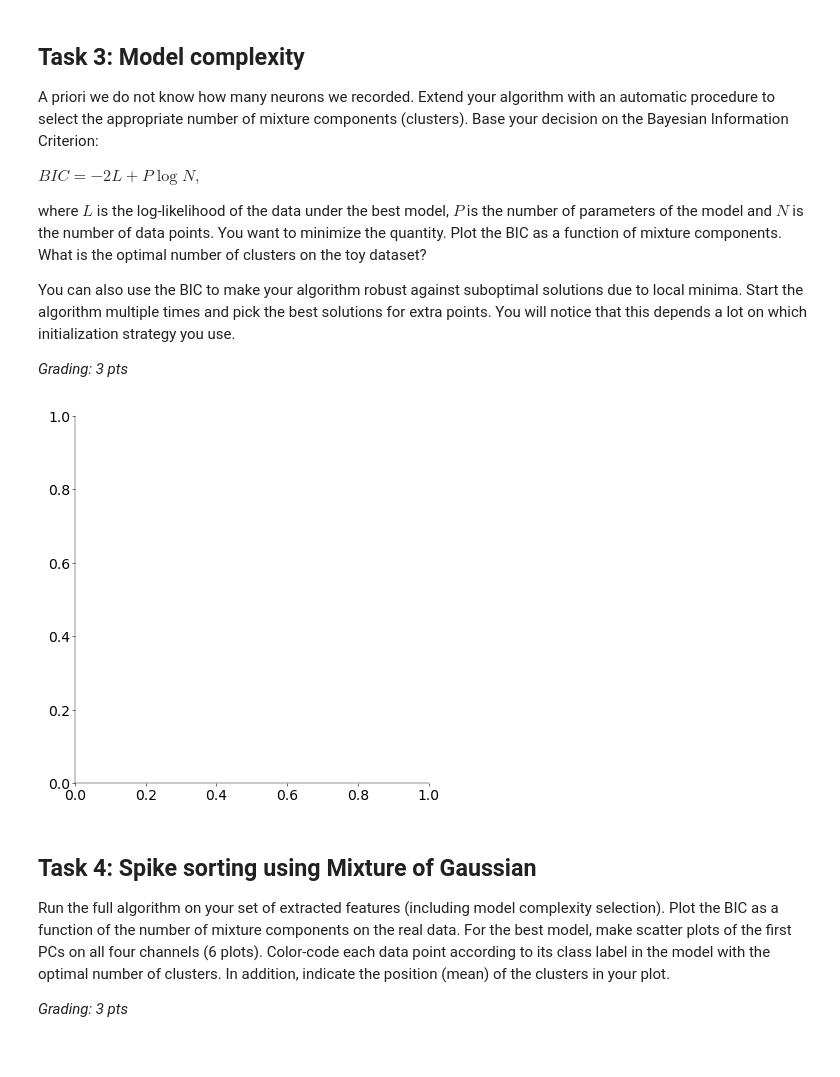
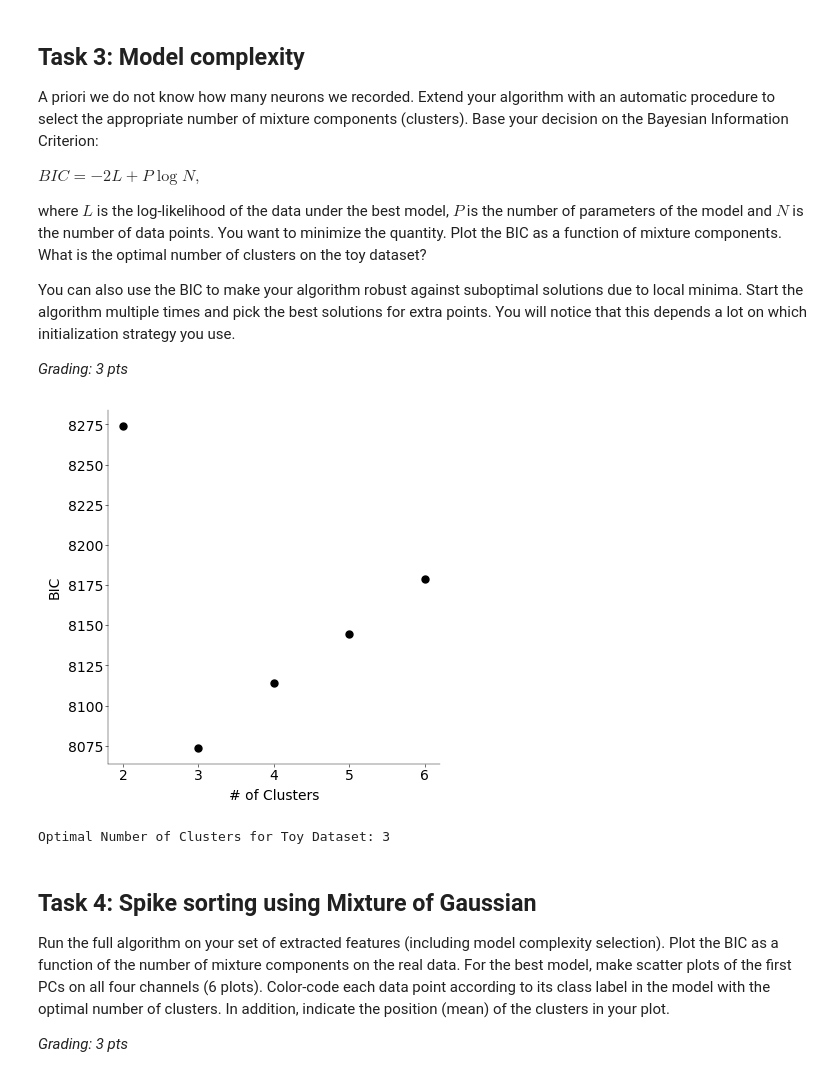
Before and after one commit to GustavKS/Neural-Data, a Jupyter notebook: CodingLab2.ipynb, the cells around one changed output. Saved outputs shown, nothing was run; the diff lists cells and outputs as text; code cells hidden in the pictures.

```diff
--- a/CodingLab2.ipynb
+++ b/CodingLab2.ipynb
@@ -374,8 +392,19 @@ LL = np.zeros((num_seeds, len(K)))
-# %%
-fig, ax = plt.subplots(figsize=(4, 4))
-# plot BIC
-# %% [output]
-[figure, removed]
+# %%
+fig, ax = plt.subplots(figsize=(4, 4))
+# plot BIC
+ax.plot(K, np.min(BIC, axis=0), "k.", markersize=10)
+ax.set_xlabel("# of Clusters")
+ax.set_ylabel("BIC")
+ax.set_xticks(K)
+plt.show()
+# %% [output]
+[figure, added]
+# %%
+min_index = np.argmin(BIC)
+row_index, col_index = np.unravel_index(min_index, BIC.shape)
+print(f"Optimal Number of Clusters for Toy Dataset: {col_index+2}")
+# %% [output]
+Optimal Number of Clusters for Toy Dataset: 3
 # %% [markdown]
 ## Task 4: Spike sorting using Mixture of Gaussian
 Run the full algorithm on your set of extracted features (including model complexity selection). Plot the BIC as a function of the number of mixture components on the real data. For the best model, make scatter plots of the first PCs on all four channels (6 plots). Color-code each data point according to its class label in the model with the optimal number of clusters. In addition, indicate the position (mean) of the clusters in your plot.
```
Also changed, not shown: parts of 10 cells of this notebook.
